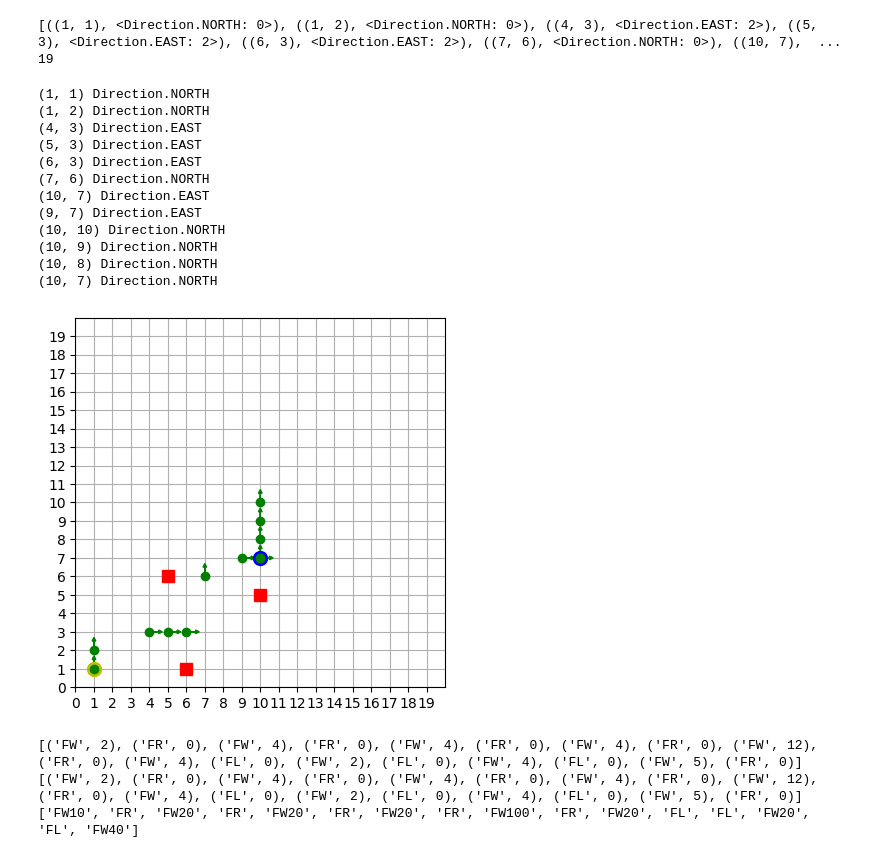
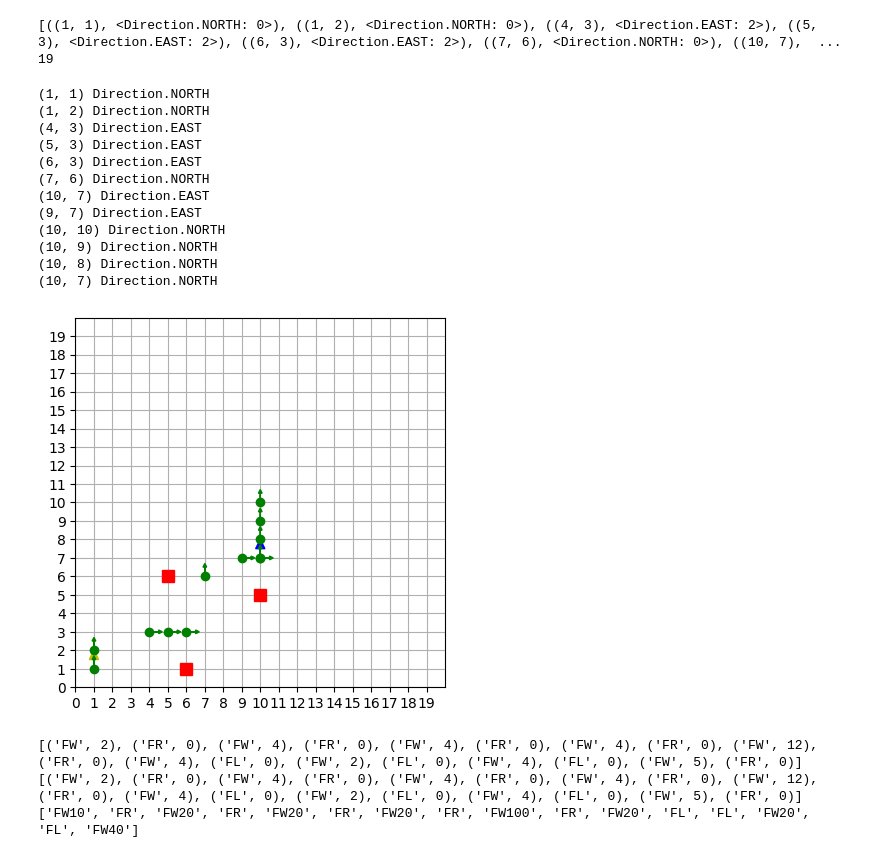
Before and after one commit to Greg-Lim/SC2079_MDP, a Jupyter notebook: Algorithm/algo/test.ipynb, the cells around one changed output. Drawn from its saved outputs; the diff is of its cells as text; code cells hidden in the pictures.

```diff
--- a/Algorithm/algo/test.ipynb
+++ b/Algorithm/algo/test.ipynb
@@ -16,15 +16,20 @@ from entities.Instructions import *
 from consts import *
 from optimal_path import *
 # %%
-def setup_plt():
-    simple_setup_plt()
+def plt_setup(grid_w, grid_h, obstacles, robot_pos, robot_dir=None, target_pos=None, target_dir=None):
+    plt_simple_setup(grid_w, grid_h)
     for obs in obstacles:
         plt.plot(obs[0], obs[1], 'rs', markersize=8)
-    plt.plot(robot_pos[0], robot_pos[1], 'yo', markersize=10)
-    target_pos and plt.plot(target_pos[0], target_pos[1], 'bo', markersize=10)
+    if robot_dir is not None:
+        plt_arrow(robot_dir, robot_pos, 'y', 0.5)
+    else:
+        plt.plot(robot_pos[0], robot_pos[1], 'yx', markersize=10)
+    if target_dir is not None:
+        plt_arrow(target_dir, target_pos, 'b', 0.5)
+    else:
+        plt.plot(target_pos[0], target_pos[1], 'bx', markersize=10)
 
-
-def simple_setup_plt():
+def plt_simple_setup(grid_w, grid_h):
     plt.grid(True)
     plt.xticks(range(grid_w))
     plt.yticks(range(grid_h))
@@ -34,12 +39,21 @@ def simple_setup_plt():
     ax = plt.gca()
     ax.set_axisbelow(True)
 
-def plt_arrow(direction, pos, color):
+def plt_arrow(direction, pos, color, size=0.2):
     if direction == Direction.NORTH:
-        plt.arrow(pos[0], pos[1], 0, .5, head_width=0.2, head_length=0.2, color=color)
+        plt.arrow(pos[0], pos[1], 0, .5, head_width=size, head_length=size, color=color, linewidth=1)
     elif direction == Direction.EAST:
-        plt.arrow(pos[0], pos[1], 0.5, 0, head_width=0.2, head_length=0.2, color=color)
+        plt.arrow(pos[0], pos[1], 0.5, 0, head_width=size, head_length=size, color=color, linewidth=1)
     elif direction == Direction.SOUTH:
-        plt.arrow(pos[0], pos[1], 0, -0.5, head_width=0.2, head_length=0.2, color=color)
+        plt.arrow(pos[0], pos[1], 0, -0.5, head_width=size, head_length=size, color=color, linewidth=1)
     elif direction == Direction.WEST:
-        plt.arrow(pos[0], pos[1], -0.5, 0, head_width=0.2, head_length=0.2, color=color)
+        plt.arrow(pos[0], pos[1], -0.5, 0, head_width=size, head_length=size, color=color, linewidth=1)
+
+def plt_path_points(path, color='g'):
+    for point in path:
+        plt.plot(point[0], point[1], color + 'o', markersize=5)
+        plt_arrow(point[2], point, color, 0.2)
+
+def plt_path_line(path, color='g'):
+    for i in range(len(path) - 1):
+        plt.plot([path[i][0], path[i + 1][0]], [path[i][1], path[i + 1][1]], color=color, linewidth=2)
@@ -98,25 +92,25 @@ print(results[1])
 [((1, 1), <Direction.NORTH: 0>), ((1, 2), <Direction.NORTH: 0>), ((4, 3), <Direction.EAST: 2>), ((5, 3), <Direction.EAST: 2>), ((6, 3), <Direction.EAST: 2>), ((7, 6), <Direction.NORTH: 0>), ((10, 7),  ...
 19
 # %%
-setup_plt()
+plt_setup(grid_w, grid_h, obstacles, robot_pos, robot_d, target_pos, target_d)
 
 for pos, dir in results[0]:
     print(pos, dir)
     plt.plot(pos[0], pos[1], 'go')
     plt_arrow(dir, pos, 'g')
 # %% [output]
 (1, 1) Direction.NORTH
 (1, 2) Direction.NORTH
 (4, 3) Direction.EAST
 (5, 3) Direction.EAST
 (6, 3) Direction.EAST
 (7, 6) Direction.NORTH
 (10, 7) Direction.EAST
 (9, 7) Direction.EAST
 (10, 10) Direction.NORTH
 (10, 9) Direction.NORTH
 (10, 8) Direction.NORTH
 (10, 7) Direction.NORTH
-[figure, old version]
+[figure, new version]
 # %%
 def get_transform(point1, point2):
```
Also changed, not shown: parts of 6 cells of this notebook, 2 other files.
